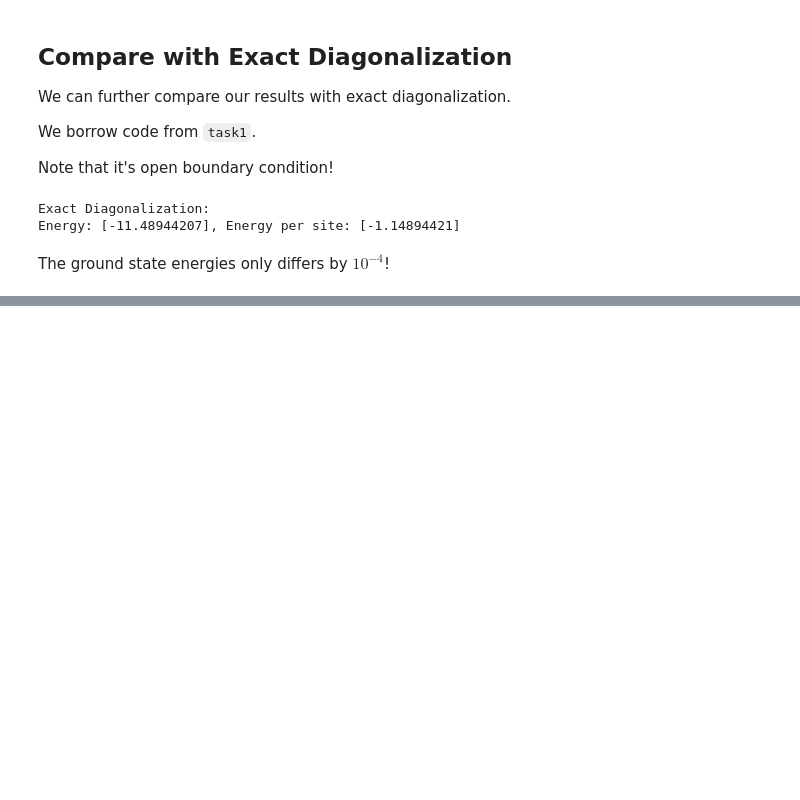
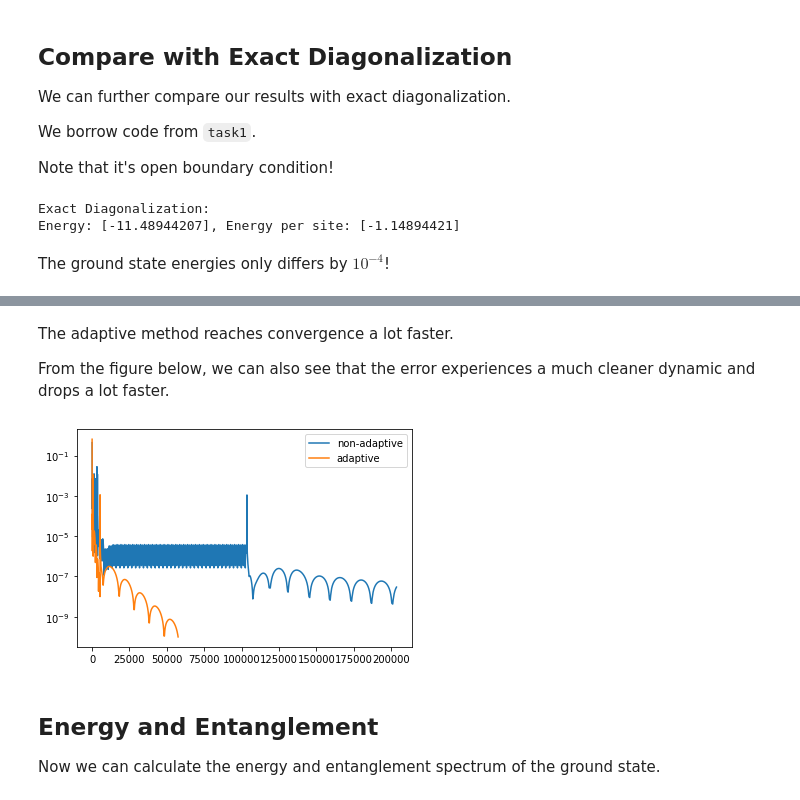
Before and after one commit to haimengzhao/computational-qm, a Jupyter notebook: task5/task5.ipynb, the cells around one changed output, grey strips where cells are left out. Drawn from its saved outputs; the diff is of its cells as text; code cells hidden in the pictures; blank space fills up the shorter version.

```diff
--- a/task5/task5.ipynb
+++ b/task5/task5.ipynb
@@ -282,0 +437,17 @@ The ground state energies only differs by $10^{-4}$!
+# %% [markdown]
+The adaptive method reaches convergence a lot faster.
+
+From the figure below, we can also see that the error experiences a much cleaner dynamic and drops a lot faster.
+# %%
+import matplotlib.pyplot as plt
+plt.plot(errs[:], label='non-adaptive')
+plt.plot(errsa[:], label='adaptive')
+plt.yscale('log')
+plt.legend()
+plt.show()
+# %% [output]
+[figure, added]
+# %% [markdown]
+## Energy and Entanglement
+
+Now we can calculate the energy and entanglement spectrum of the ground state.
```
Also changed, not shown: parts of 18 cells of this notebook.
